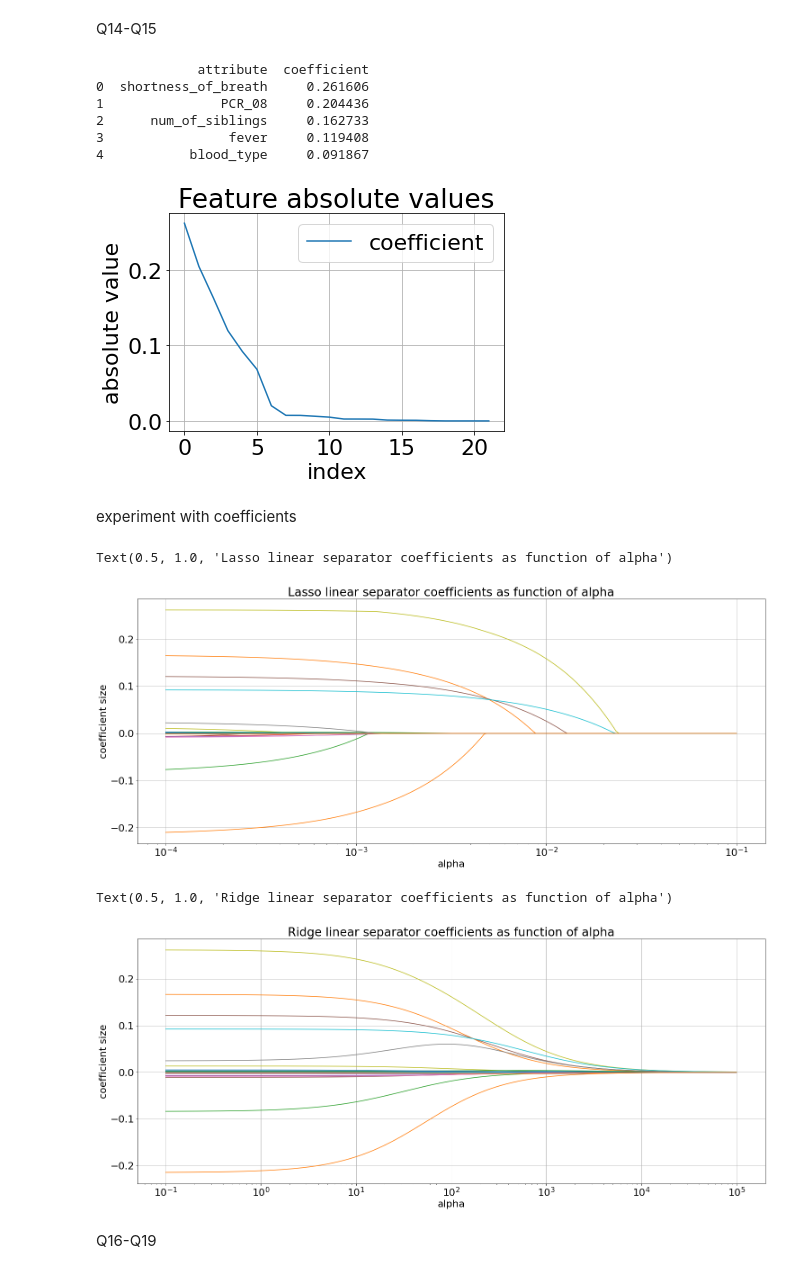
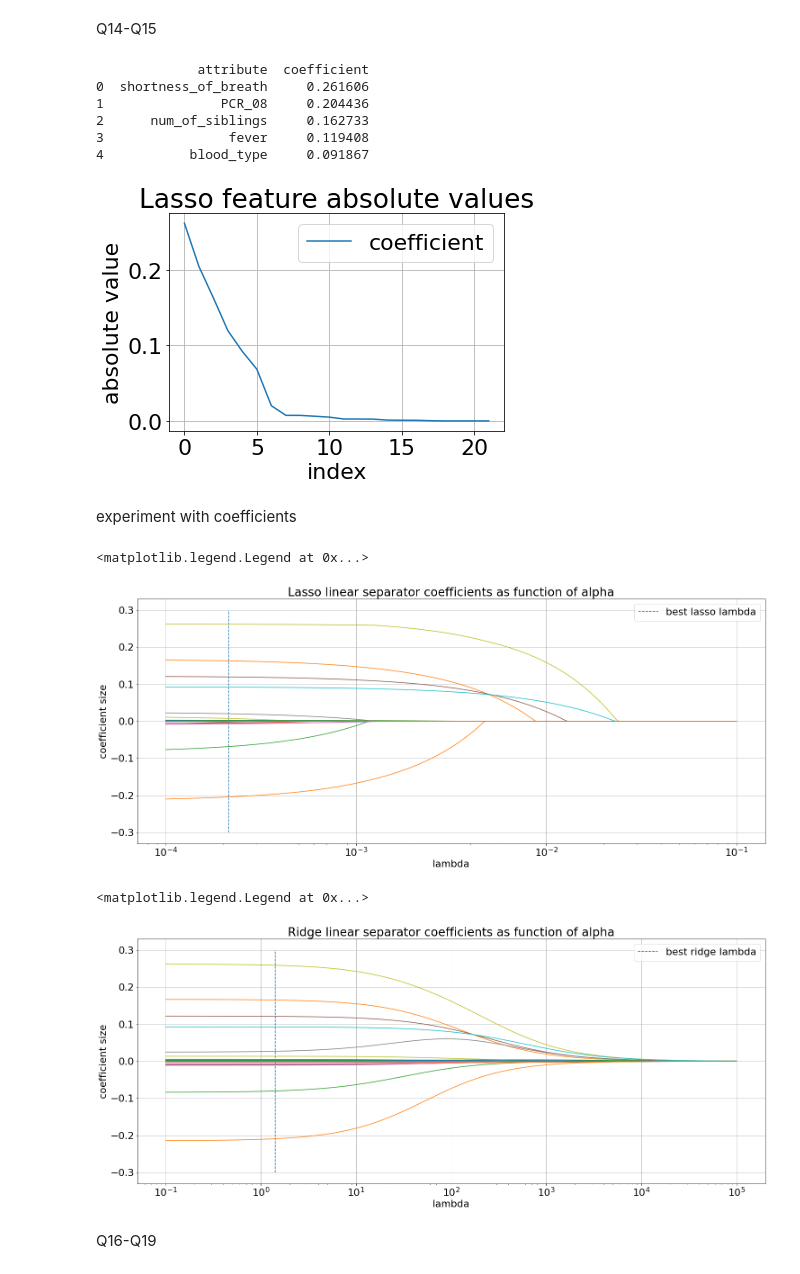
Before and after one commit to HenDav/ML-HW3, a Jupyter notebook: main.ipynb, the cells around one changed output. Drawn from its saved outputs; the diff is of its cells as text; code cells hidden in the pictures.

```diff
--- a/main.ipynb
+++ b/main.ipynb
@@ -353,7 +353,7 @@ def cross_val_tuning(estimator,X,y,alpha_range,reg_name):
                 color="green")
     plt.yscale("symlog")
     plt.xscale("log")
-    plt.xlabel("alpha")
+    plt.xlabel("lambda")
     plt.ylabel("MSE")
     plt.legend()
     plt.grid()
@@ -406,21 +406,21 @@ Q14-Q15
 # %%
 train_coef_by_size = pd.DataFrame({"attribute": prepared_train.columns,"coefficient": np.abs(lasso_reg.coef_)})
 train_coef_sorted = train_coef_by_size.sort_values(by="coefficient", ascending=False).reset_index(drop=True)
 print(train_coef_sorted[:5])
 train_coef_sorted.plot(y="coefficient")
-plt.title("Feature absolute values")
+plt.title("Lasso feature absolute values")
 plt.ylabel("absolute value")
 plt.xlabel("index")
 plt.grid()
 plt.show()
 # %% [output]
              attribute  coefficient
 0  shortness_of_breath     0.261606
 1               PCR_08     0.204436
 2      num_of_siblings     0.162733
 3                fever     0.119408
 4           blood_type     0.091867
-[figure, old version]
+[figure, new version]
 # %% [markdown]
 experiment with coefficients
 # %%
@@ -436,20 +436,24 @@ def plot_coefficients_for_parameter_range(estimator,X,y,alpha_range):
     plt.grid()
 
 plot_coefficients_for_parameter_range(Lasso, prepared_train, prepared_train_target, np.logspace(-4, -1, 200))
-plt.xlabel("alpha")
+plt.xlabel("lambda")
 plt.ylabel("coefficient size")
 plt.title("Lasso linear separator coefficients as function of alpha")
+plt.vlines(best_lasso_alpha, ymin=-0.3, ymax=0.3, linestyles='dashed', label="best lasso lambda")
+plt.legend()
 # %% [output]
-Text(0.5, 1.0, 'Lasso linear separator coefficients as function of alpha')
+<matplotlib.legend.Legend at 0x...>
-[figure, old version]
+[figure, new version]
 # %%
 plot_coefficients_for_parameter_range(Ridge, prepared_train, prepared_train_target, np.logspace(-1, 5, 200))
-plt.xlabel("alpha")
+plt.xlabel("lambda")
 plt.ylabel("coefficient size")
 plt.title("Ridge linear separator coefficients as function of alpha")
+plt.vlines(best_ridge_alpha, ymin=-0.3, ymax=0.3, linestyles='dashed', label="best ridge lambda")
+plt.legend()
 # %% [output]
-Text(0.5, 1.0, 'Ridge linear separator coefficients as function of alpha')
+<matplotlib.legend.Legend at 0x...>
-[figure, old version]
+[figure, new version]
 # %% [markdown]
 Q16-Q19
 # %%
```
Also changed, not shown: parts of 1 cell of this notebook.
